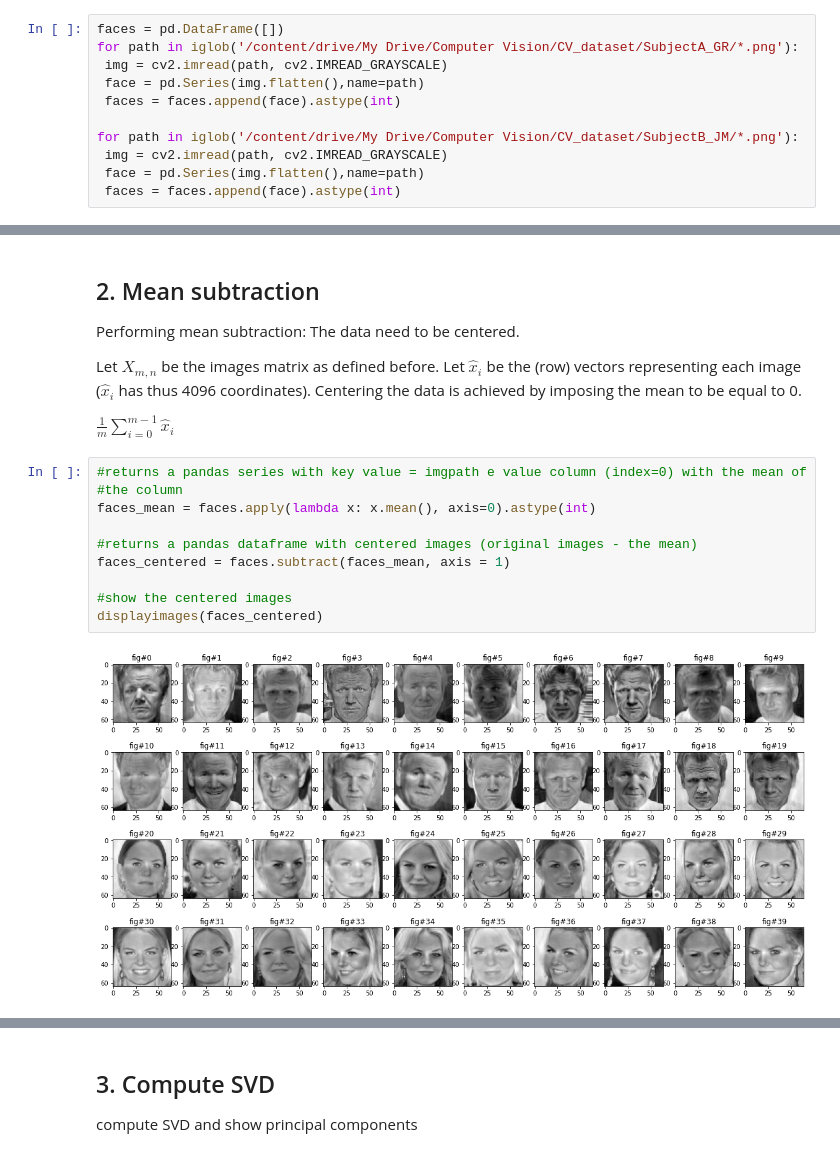
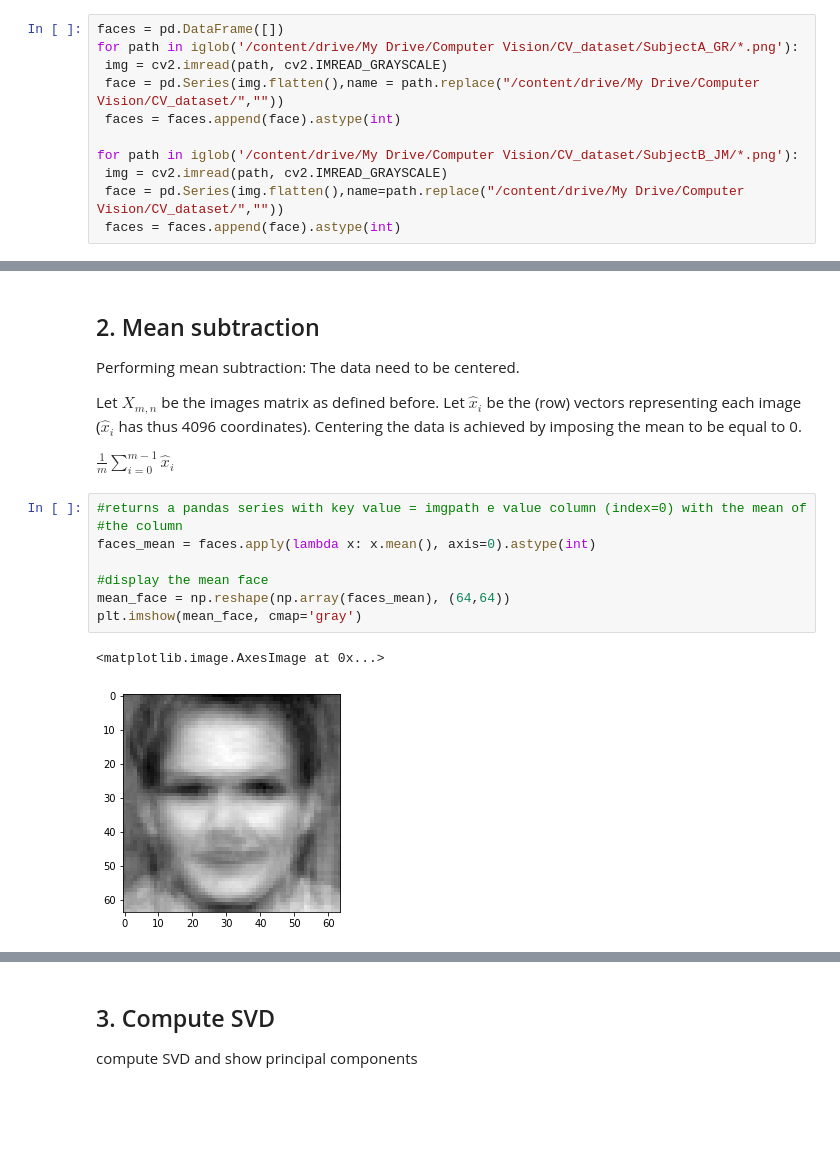
Before and after one commit to Nicocro/CV_Assignments, a Jupyter notebook: 4_2_Learning_features_from_data.ipynb, the cells around one changed output, grey strips where cells are left out. Drawn from its saved outputs; the diff is of its cells as text; blank space fills up the shorter version.

```diff
--- a/4_2_Learning_features_from_data.ipynb
+++ b/4_2_Learning_features_from_data.ipynb
@@ -128,12 +128,12 @@ The DataFrame can be seen as a matrix  𝑋𝑚,𝑛  with  𝑚  = number of sa
 faces = pd.DataFrame([])
 for path in iglob('/content/drive/My Drive/Computer Vision/CV_dataset/SubjectA_GR/*.png'):
  img = cv2.imread(path, cv2.IMREAD_GRAYSCALE)
- face = pd.Series(img.flatten(),name=path)
+ face = pd.Series(img.flatten(),name = path.replace("/content/drive/My Drive/Computer Vision/CV_dataset/",""))
  faces = faces.append(face).astype(int)
 
 for path in iglob('/content/drive/My Drive/Computer Vision/CV_dataset/SubjectB_JM/*.png'):
  img = cv2.imread(path, cv2.IMREAD_GRAYSCALE)
- face = pd.Series(img.flatten(),name=path)
+ face = pd.Series(img.flatten(),name=path.replace("/content/drive/My Drive/Computer Vision/CV_dataset/",""))
  faces = faces.append(face).astype(int)
 # %% [markdown]
 Sanity check on the dataframe
@@ -189,12 +189,11 @@ $\frac{1}{m}\sum_{i=0}^{m-1} \hat{x}_i$
 # %%
 #returns a pandas series with key value = imgpath e value column (index=0) with the mean of
 #the column
 faces_mean = faces.apply(lambda x: x.mean(), axis=0).astype(int)
 
-#returns a pandas dataframe with centered images (original images - the mean)
-faces_centered = faces.subtract(faces_mean, axis = 1)
-
-#show the centered images
-displayimages(faces_centered)
+#display the mean face
+mean_face = np.reshape(np.array(faces_mean), (64,64))
+plt.imshow(mean_face, cmap='gray')
 # %% [output]
+<matplotlib.image.AxesImage at 0x...>
-[figure, old version]
+[figure, new version]
```
Also changed, not shown: parts of 3 cells of this notebook.
